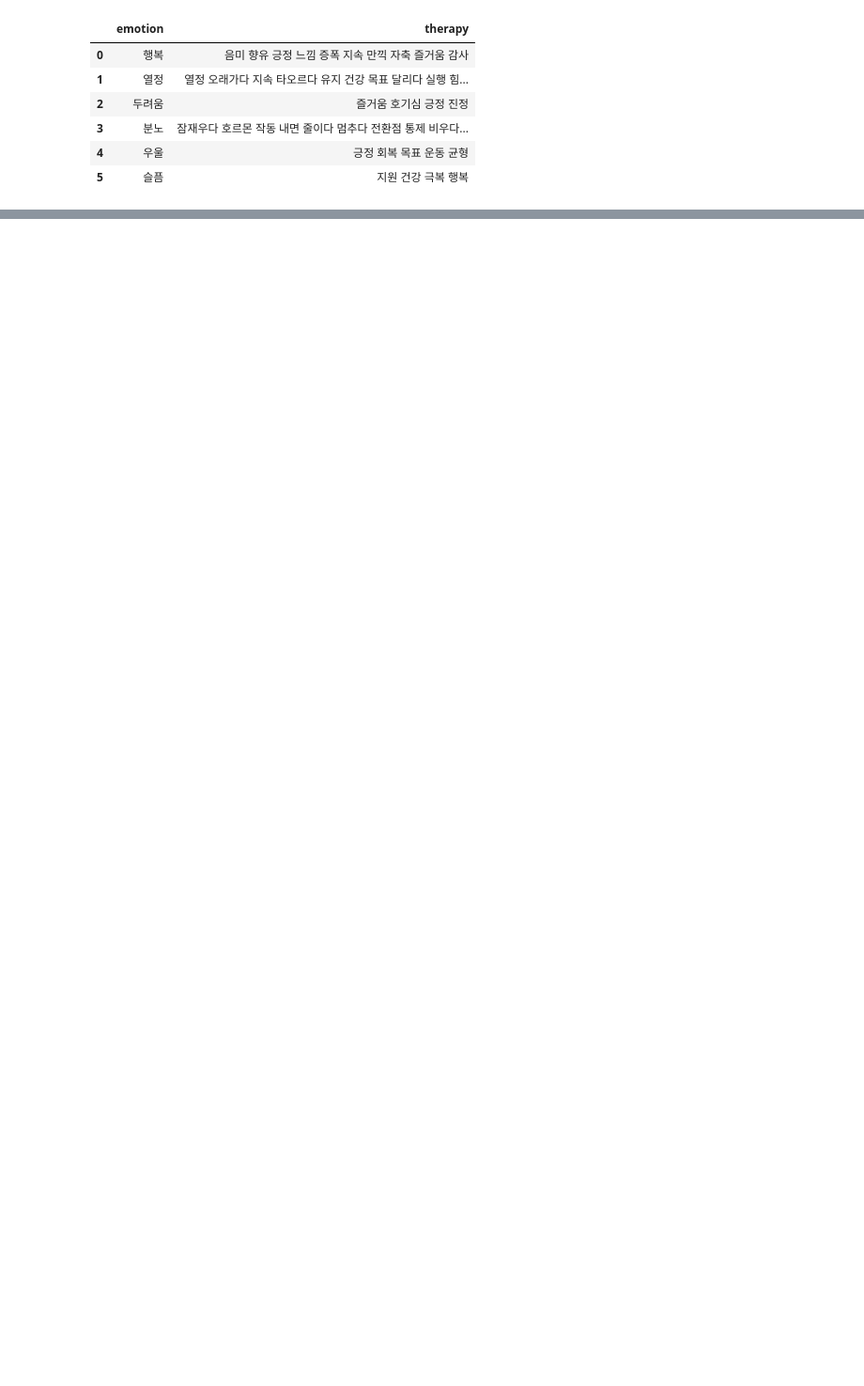
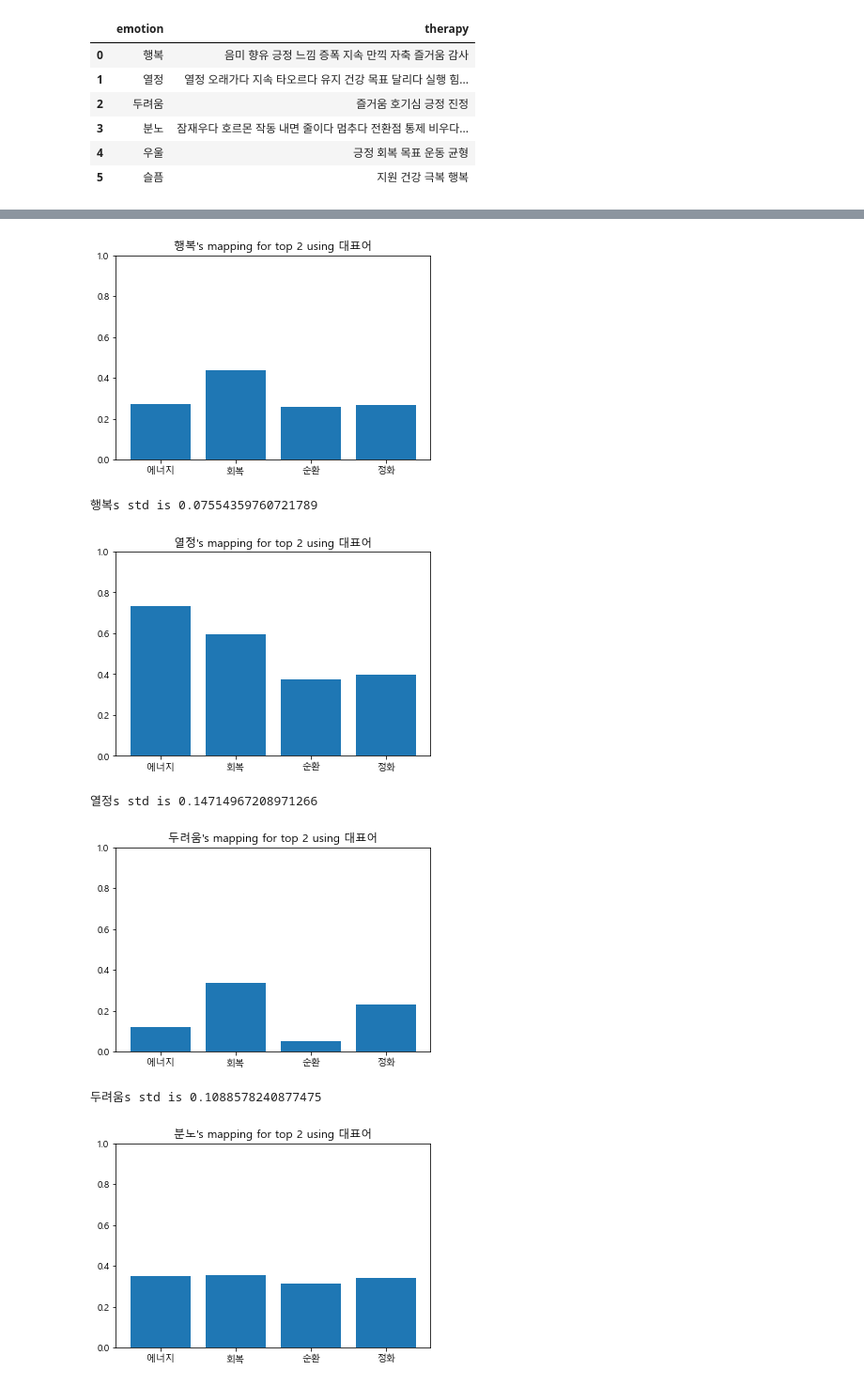
Before and after one commit to sigongjoa/emotion_thearpy, a Jupyter notebook: notebooks/check_emtion_data.ipynb, the cells around one changed output, grey strips where cells are left out. Shown at 94% size. Saved outputs shown, nothing was run; the diff lists cells and outputs as text; code cells hidden in the pictures; blank space fills up the shorter version.

```diff
--- a/notebooks/check_emtion_data.ipynb
+++ b/notebooks/check_emtion_data.ipynb
@@ -277,0 +311,12 @@ for i in range(0,2):
+# %%
+# 상위 1개에 대한 평균 시각화
+for i in h_data.index:
+    hXYZ.result(i,2,True)
+# %% [output]
+[figure, added]
+행복s std is 0.07554359760721789
+[figure, added]
+열정s std is 0.14714967208971266
+[figure, added]
+두려움s std is 0.1088578240877475
+[figure, added]
```
Also changed, not shown: parts of 14 cells of this notebook, 4 other files.
